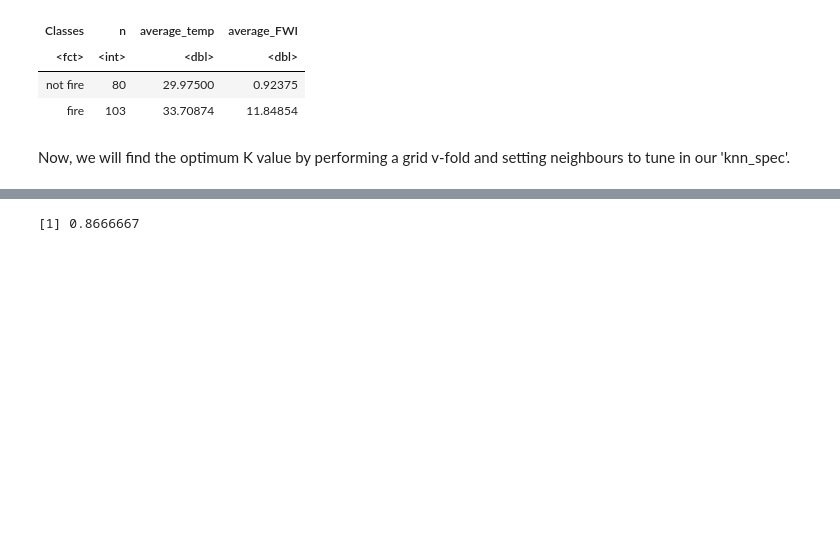
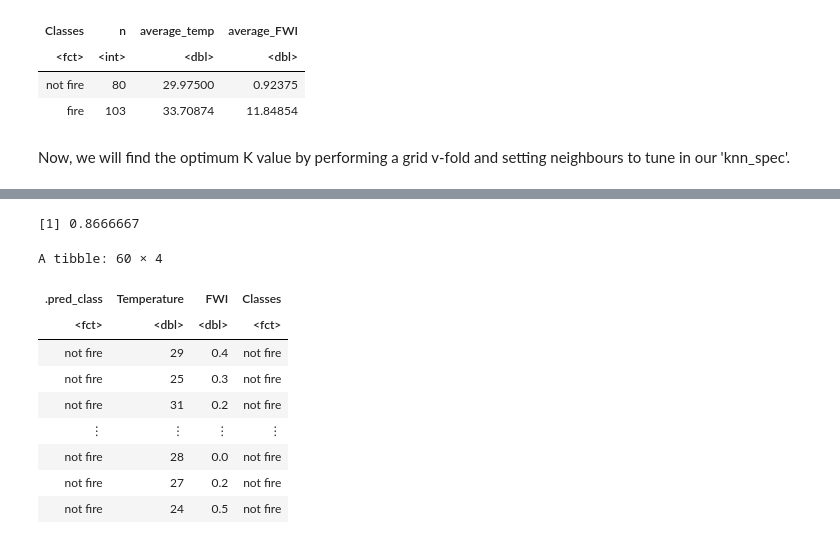
Before and after one commit to purnomoc/dsci100, a Jupyter notebook: forest_fires_report.ipynb, the cells around one changed output, grey strips where cells are left out. Cells and saved outputs as stored; diff of their text form; code cells hidden in the pictures; blank space fills up the shorter version.

```diff
--- a/forest_fires_report.ipynb
+++ b/forest_fires_report.ipynb
@@ -188,23 +190,34 @@ best_neighbor
 # %%
 set.seed(1)
 # testing accuracy
 knn_best_spec <- nearest_neighbor(weight_func = "rectangular", neighbors = best_neighbor) %>%
     set_engine("kknn") %>%
     set_mode("classification")
 
 knn_best_fit <- workflow() %>%
     add_recipe(fire_recipe) %>%
     add_model(knn_best_spec) %>%
     fit(fire_train)
 
 fire_best_test_predictions <- predict(knn_best_fit, fire_test) %>%
     bind_cols(fire_test)
 
 fire_best_accuracy <- fire_best_test_predictions %>%
         metrics(truth = Classes, estimate = .pred_class) %>%
         filter(.metric == "accuracy") %>%
         select(.estimate) %>%
         as.numeric()
 fire_best_accuracy
+fire_best_test_predictions
 # %% [output]
 [1] 0.8666667
+A tibble: 60 × 4
+| .pred_class | Temperature | FWI | Classes |
+| <fct> | <dbl> | <dbl> | <fct> |
+| not fire | 29 | 0.4 | not fire |
+| not fire | 25 | 0.3 | not fire |
+| not fire | 31 | 0.2 | not fire |
+| ⋮ | ⋮ | ⋮ | ⋮ |
+| not fire | 28 | 0.0 | not fire |
+| not fire | 27 | 0.2 | not fire |
+| not fire | 24 | 0.5 | not fire |
```
Also changed, not shown: parts of 6 cells of this notebook.
